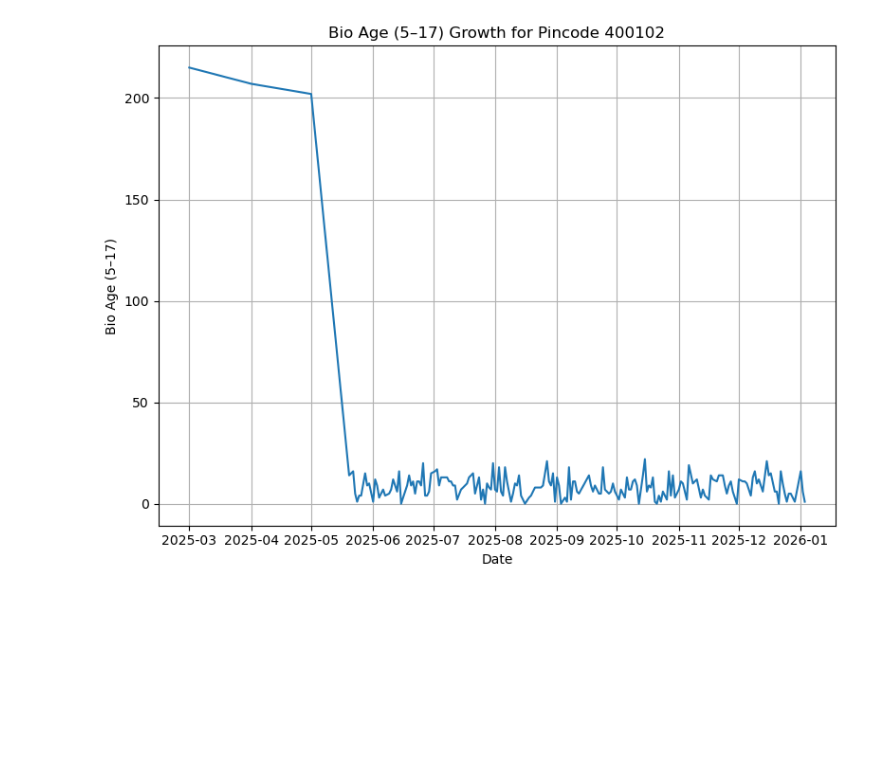
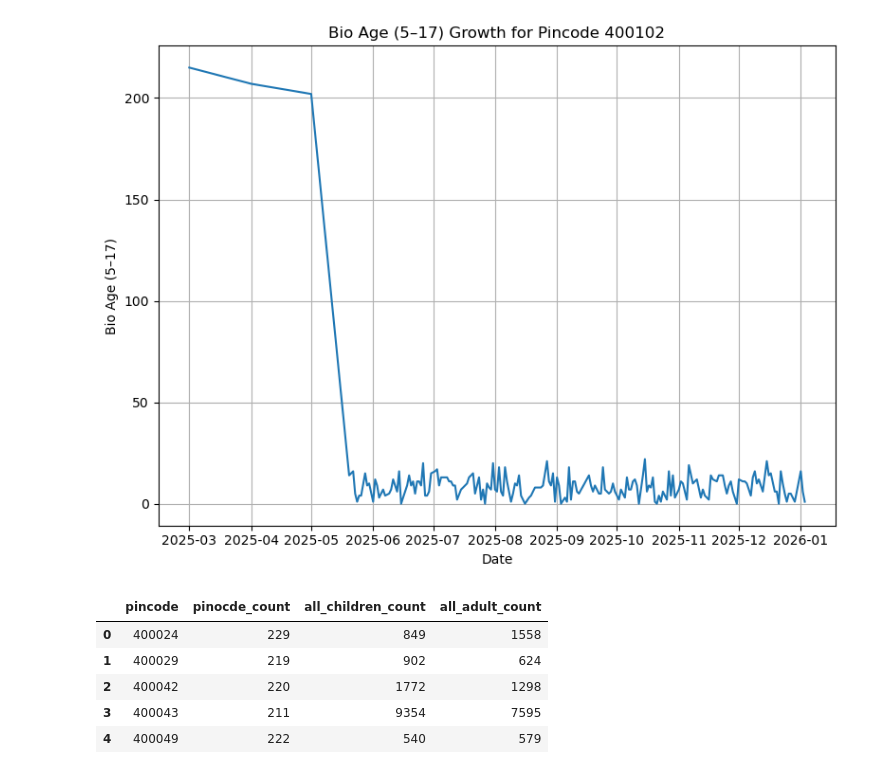
Before and after one commit to Hellnight2005/UIDAI-Data-Hackathon, a Jupyter notebook: team/anas/nnew.ipynb, the cells around one changed output. Cells and saved outputs as stored; diff of their text form; code cells hidden in the pictures; blank space fills up the shorter version.

```diff
--- a/team/anas/nnew.ipynb
+++ b/team/anas/nnew.ipynb
@@ -335,0 +336,9 @@ plt.show()
+# %%
+insight_df.head()
+# %% [output]
+|  | pincode | pinocde_count | all_children_count | all_adult_count |
+| 0 | 400024 | 229 | 849 | 1558 |
+| 1 | 400029 | 219 | 902 | 624 |
+| 2 | 400042 | 220 | 1772 | 1298 |
+| 3 | 400043 | 211 | 9354 | 7595 |
+| 4 | 400049 | 222 | 540 | 579 |
```
Also changed, not shown: parts of 14 cells of this notebook.
